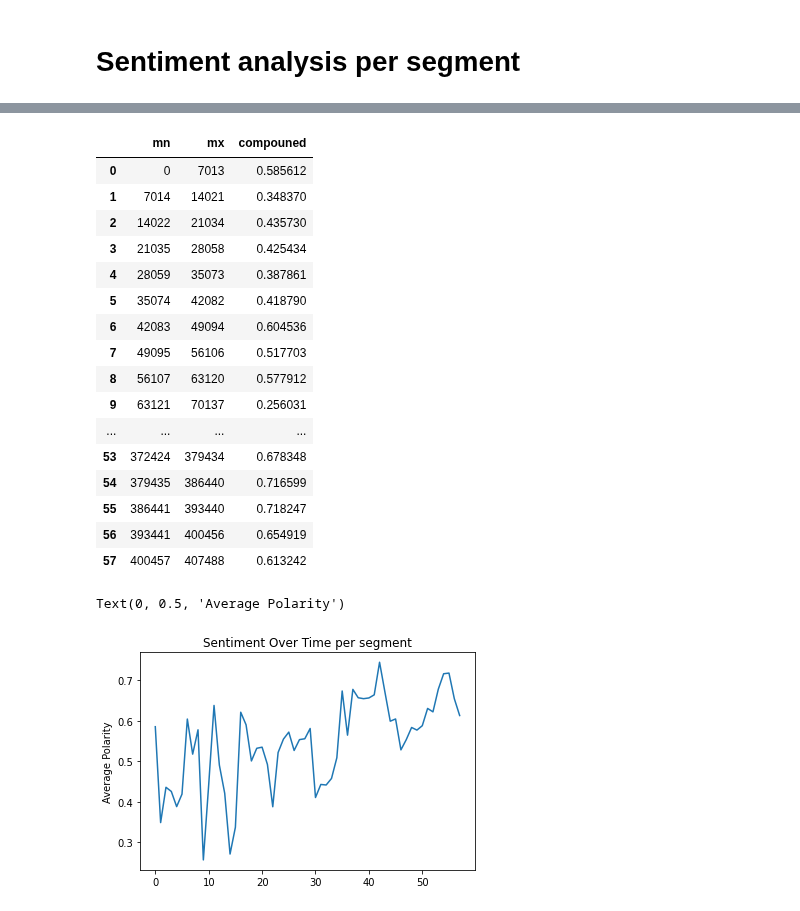
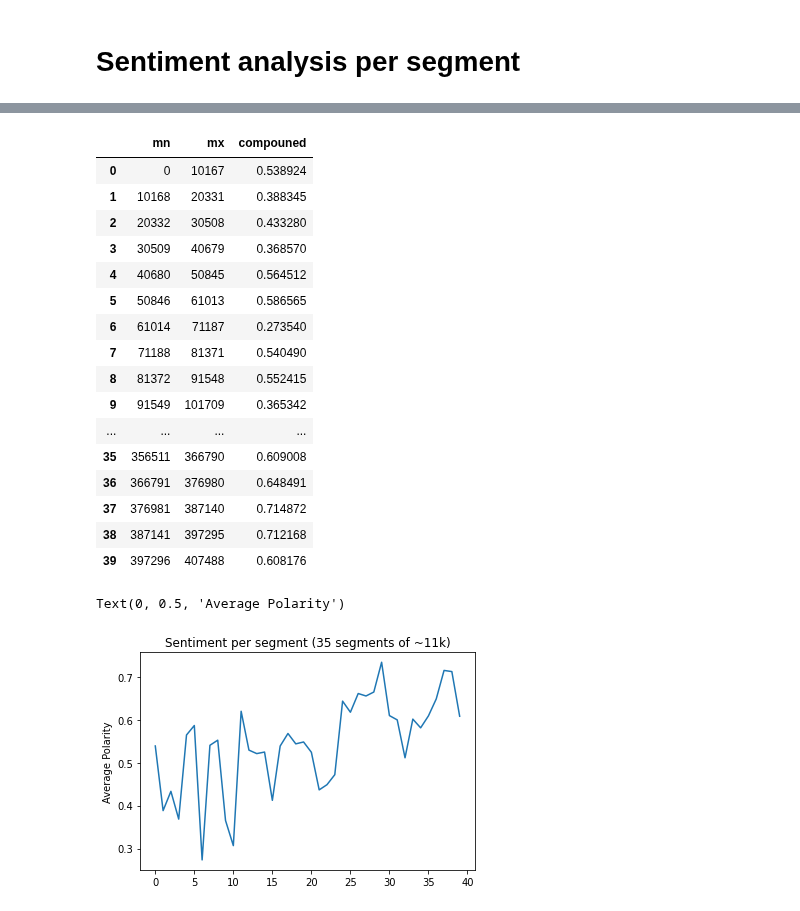
Before and after one commit to ginalamp/NFT_Twitter_Evolution, a Jupyter notebook: notebooks/sentiment_frequency.ipynb, the cells around one changed output, grey strips where cells are left out. Drawn from its saved outputs; the diff is of its cells as text; code cells hidden in the pictures.

Commit message:
Sentiment frequency code for 40 segments

```diff
--- a/notebooks/sentiment_frequency.ipynb
+++ b/notebooks/sentiment_frequency.ipynb
@@ -141,6 +141,8 @@ Text(0, 0.5, 'Count')
 [figure]
 # %% [markdown]
 # Split data into segments
+# %%
+NUM_SEGMENTS = 40
 # %%
 # split df into n groups of equal length (returns list of sub dataframes)
 # https://stackoverflow.com/questions/2130016/splitting-a-list-into-n-parts-of-approximately-equal-length
@@ -149,6 +151,6 @@ def split(a, n):
     return (a[i*k+min(i, m):(i+1)*k+min(i+1, m)] for i in range(n))
 # %%
 # list of dfs
-sub_dfs = list(split(df, 58))
+sub_dfs = list(split(df, NUM_SEGMENTS))
 sub_dfs
 # %% [output]
@@ -237,28 +239,28 @@ compound_df = pd.DataFrame(dict(
 compound_df
 # %% [output]
 |  | mn | mx | compouned |
-| 0 | 0 | 7013 | 0.585612 |
-| 1 | 7014 | 14021 | 0.348370 |
-| 2 | 14022 | 21034 | 0.435730 |
-| 3 | 21035 | 28058 | 0.425434 |
-| 4 | 28059 | 35073 | 0.387861 |
-| 5 | 35074 | 42082 | 0.418790 |
-| 6 | 42083 | 49094 | 0.604536 |
-| 7 | 49095 | 56106 | 0.517703 |
-| 8 | 56107 | 63120 | 0.577912 |
-| 9 | 63121 | 70137 | 0.256031 |
+| 0 | 0 | 10167 | 0.538924 |
+| 1 | 10168 | 20331 | 0.388345 |
+| 2 | 20332 | 30508 | 0.433280 |
+| 3 | 30509 | 40679 | 0.368570 |
+| 4 | 40680 | 50845 | 0.564512 |
+| 5 | 50846 | 61013 | 0.586565 |
+| 6 | 61014 | 71187 | 0.273540 |
+| 7 | 71188 | 81371 | 0.540490 |
+| 8 | 81372 | 91548 | 0.552415 |
+| 9 | 91549 | 101709 | 0.365342 |
 | ... | ... | ... | ... |
-| 53 | 372424 | 379434 | 0.678348 |
-| 54 | 379435 | 386440 | 0.716599 |
-| 55 | 386441 | 393440 | 0.718247 |
-| 56 | 393441 | 400456 | 0.654919 |
-| 57 | 400457 | 407488 | 0.613242 |
+| 35 | 356511 | 366790 | 0.609008 |
+| 36 | 366791 | 376980 | 0.648491 |
+| 37 | 376981 | 387140 | 0.714872 |
+| 38 | 387141 | 397295 | 0.712168 |
+| 39 | 397296 | 407488 | 0.608176 |
 # %%
 #plot average sentiment over time
 plt.plot(compound_df.index, compound_df['compouned'])
-plt.title('Sentiment Over Time per segment')
+plt.title('Sentiment per segment (35 segments of ~11k)')
 plt.ylabel('Average Polarity')
 # plt.xlabel('Day of May 2021')
 # %% [output]
 Text(0, 0.5, 'Average Polarity')
-[figure, old version]
+[figure, new version]
```
Also changed, not shown: parts of 2 cells of this notebook.
